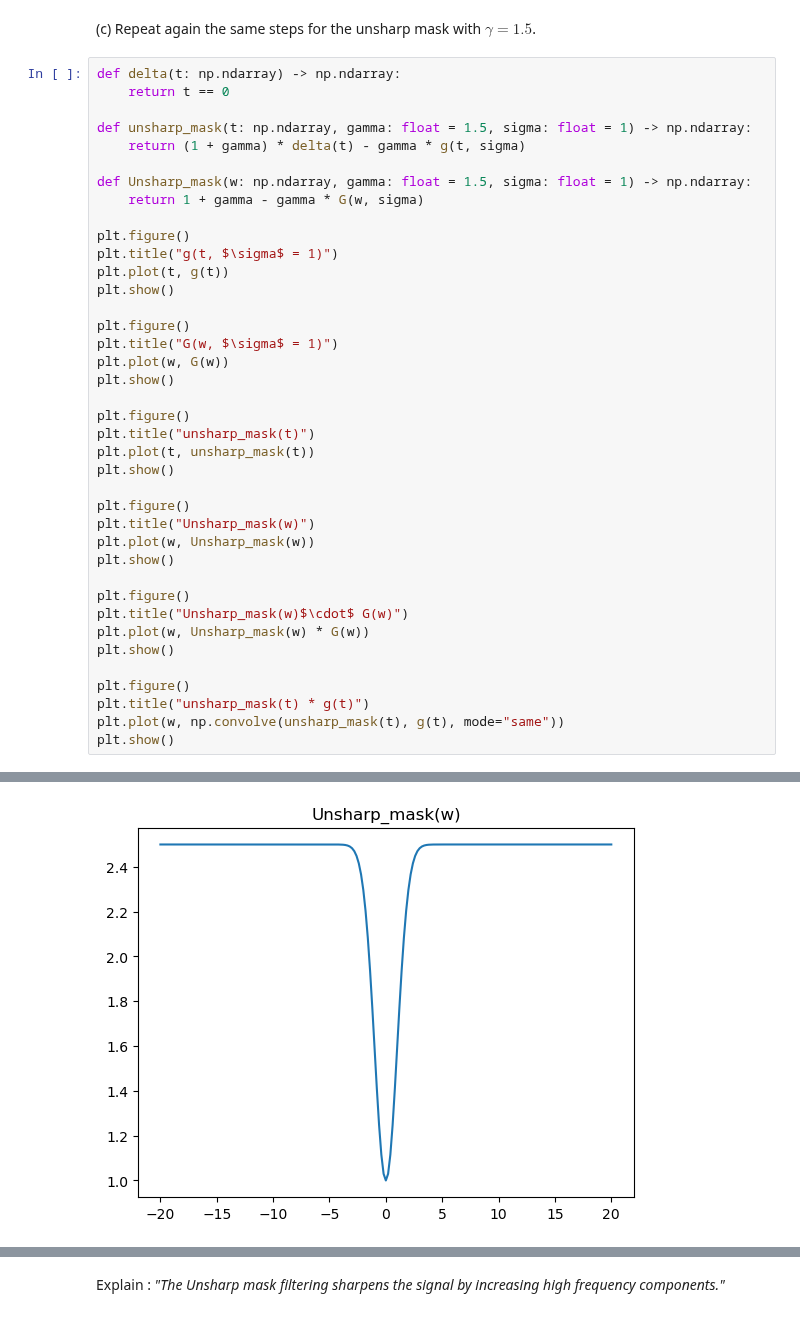
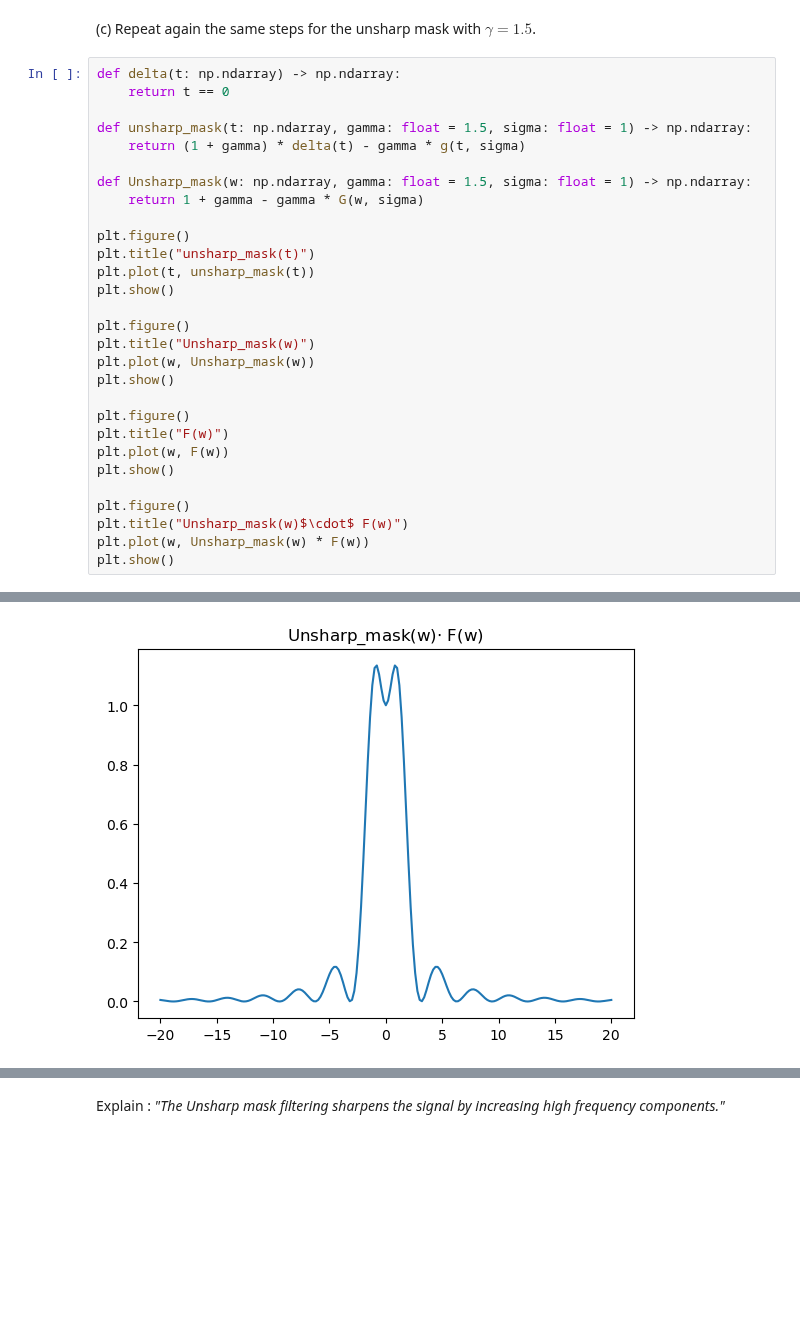
Before and after one commit to Arkanthara/digital_image_processing, a Jupyter notebook: TP9_donnet_michel.ipynb, the cells around one changed output, grey strips where cells are left out. Drawn from its saved outputs; the diff is of its cells as text; blank space fills up the shorter version.

```diff
--- a/TP9_donnet_michel.ipynb
+++ b/TP9_donnet_michel.ipynb
@@ -312,16 +325,6 @@ def unsharp_mask(t: np.ndarray, gamma: float = 1.5, sigma: float = 1) -> np.ndar
 
 def Unsharp_mask(w: np.ndarray, gamma: float = 1.5, sigma: float = 1) -> np.ndarray:
     return 1 + gamma - gamma * G(w, sigma)
-
-plt.figure()
-plt.title("g(t, $\sigma$ = 1)")
-plt.plot(t, g(t))
-plt.show()
-
-plt.figure()
-plt.title("G(w, $\sigma$ = 1)")
-plt.plot(w, G(w))
-plt.show()
 
 plt.figure()
 plt.title("unsharp_mask(t)")
@@ -334,12 +337,12 @@ plt.plot(w, Unsharp_mask(w))
 plt.show()
 
 plt.figure()
-plt.title("Unsharp_mask(w)$\cdot$ G(w)")
-plt.plot(w, Unsharp_mask(w) * G(w))
+plt.title("F(w)")
+plt.plot(w, F(w))
 plt.show()
 
 plt.figure()
-plt.title("unsharp_mask(t) * g(t)")
-plt.plot(w, np.convolve(unsharp_mask(t), g(t), mode="same"))
+plt.title("Unsharp_mask(w)$\cdot$ F(w)")
+plt.plot(w, Unsharp_mask(w) * F(w))
 plt.show()
 # %% [output]
@@ -349 +352 @@ plt.show()
-[figure, old version]
+[figure, new version]
```
Also changed, not shown: parts of 6 cells of this notebook.
